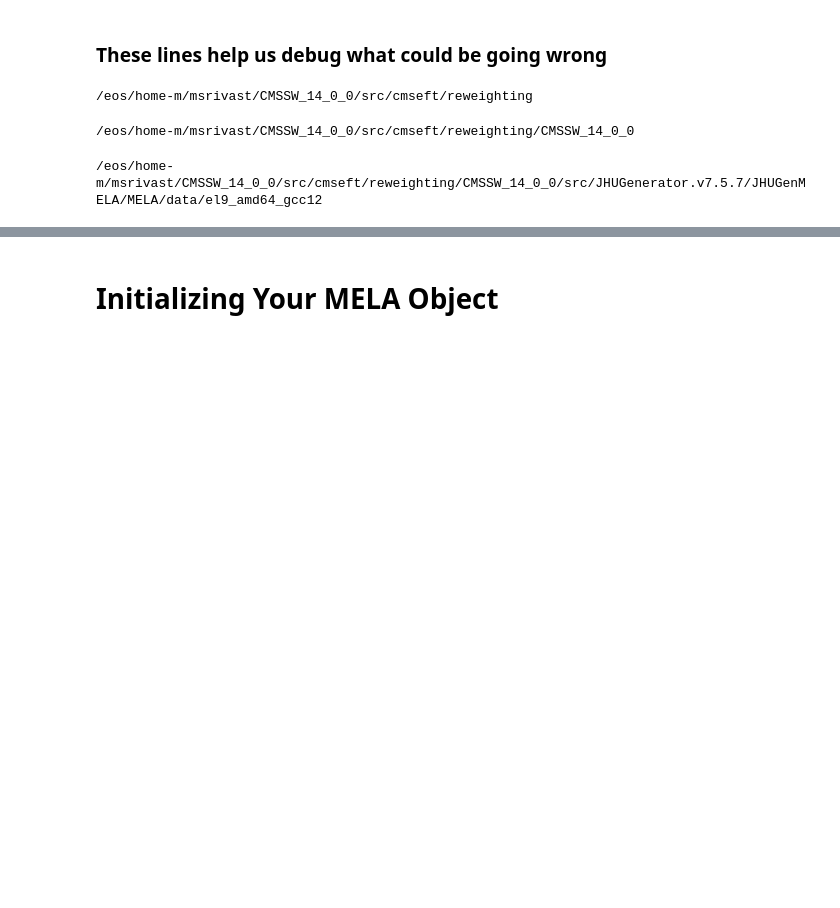
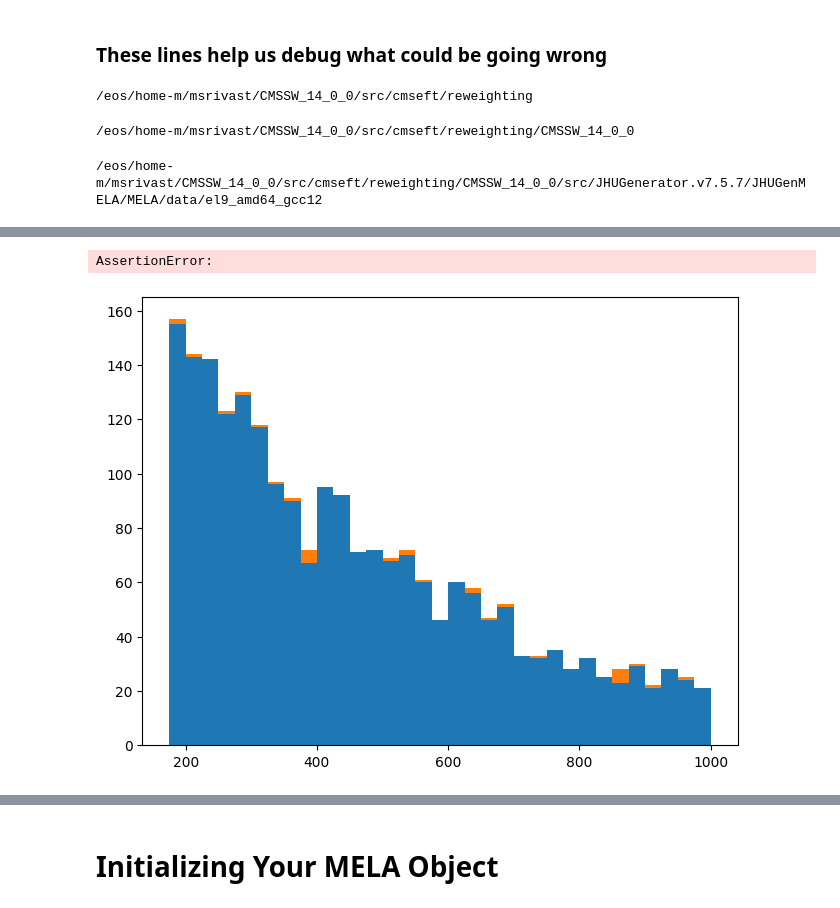
Before and after one commit to FNALLPC/cmseft, a Jupyter notebook: reweighting/Optimal_Observables.ipynb, the cells around one changed output, grey strips where cells are left out. Saved outputs shown, nothing was run; the diff lists cells and outputs as text; code cells hidden in the pictures; blank space fills up the shorter version.

```diff
--- a/reweighting/Optimal_Observables.ipynb
+++ b/reweighting/Optimal_Observables.ipynb
@@ -105,0 +127,15 @@ fig.show()
+# %%
+fig, ax = plt.subplots(1,1,layout="constrained")
+
+scaled_bkg_counts = background_counts.copy() #FIX THIS!
+scaled_EFT_counts = EFT_signal_counts.copy() #FIX THIS!
+
+hep.histplot(
+    [scaled_bkg_counts, scaled_EFT_counts], binning,
+    stack=True, label=["Background", "Signal"], ax=ax,
+    histtype='fill'
+)
+assert round(scaled_bkg_counts.sum(), 4) == round(scaled_EFT_counts.sum(), 4)
+# %% [output]
+AssertionError:
+[figure, added]
```
Also changed, not shown: parts of 17 cells of this notebook.
